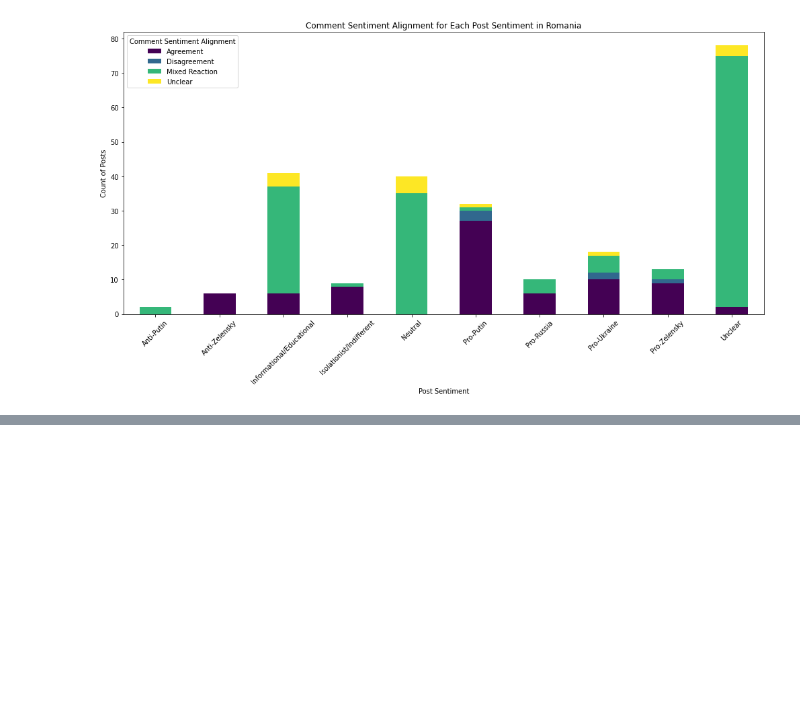
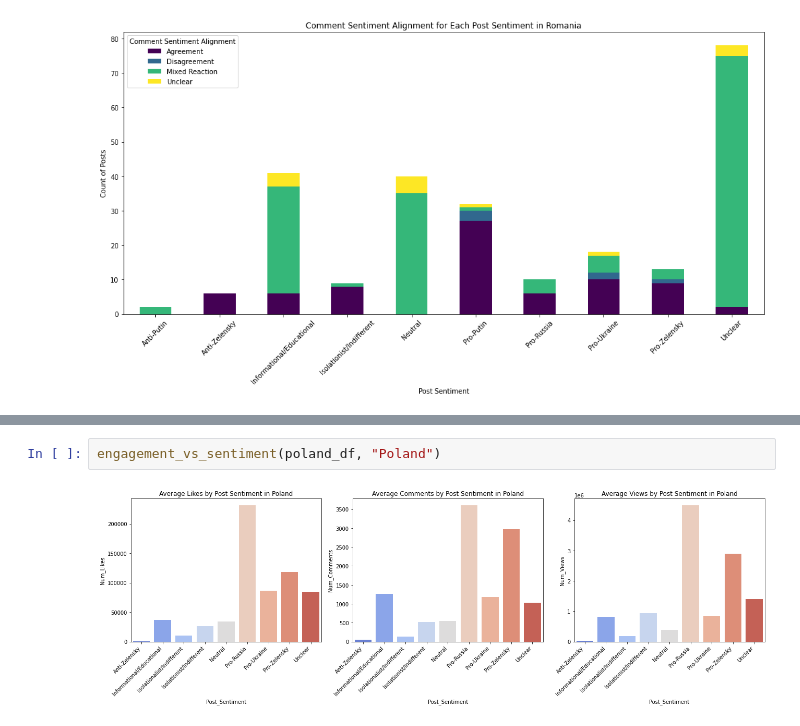
Before and after one commit to Qrypt1c/ECS252, a Jupyter notebook: prelim_dataset_analysis.ipynb, the cells around one changed output, grey strips where cells are left out. Drawn from its saved outputs; the diff is of its cells as text; blank space fills up the shorter version.

```diff
--- a/prelim_dataset_analysis.ipynb
+++ b/prelim_dataset_analysis.ipynb
@@ -269,0 +366,4 @@ process_and_visualize_sentiment_alignment(poland_df, "Poland")
+# %%
+engagement_vs_sentiment(poland_df, "Poland")
+# %% [output]
+[figure, added]
```
Also changed, not shown: parts of 18 cells of this notebook, 1 other file.
